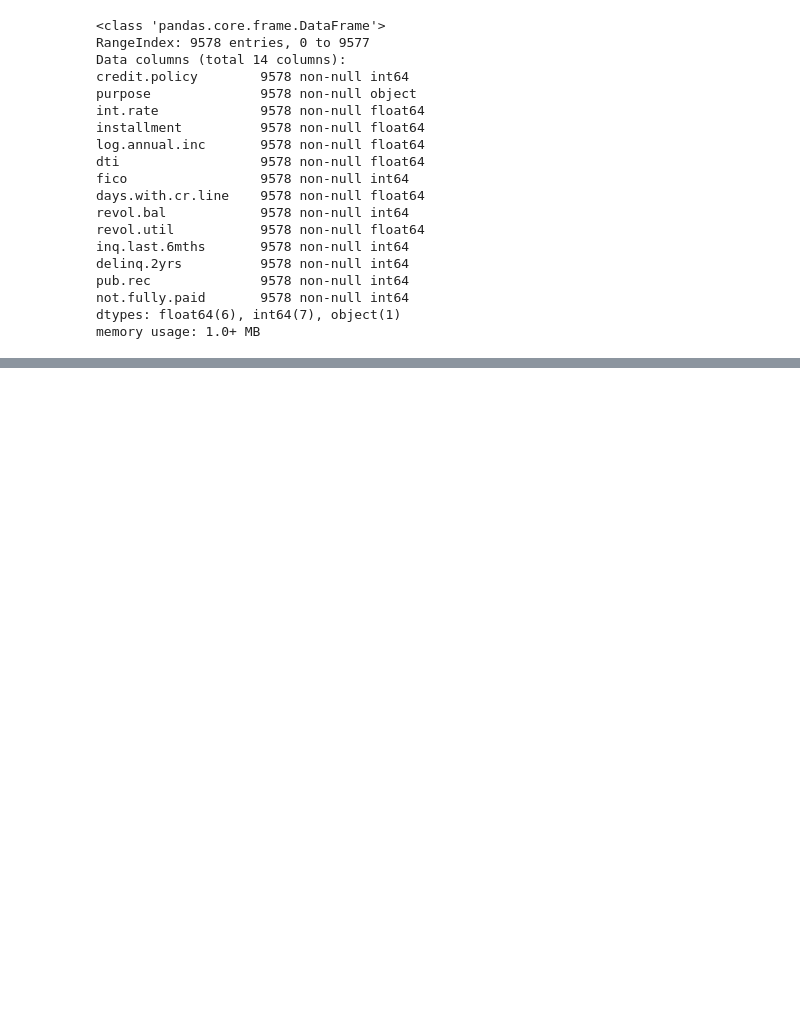
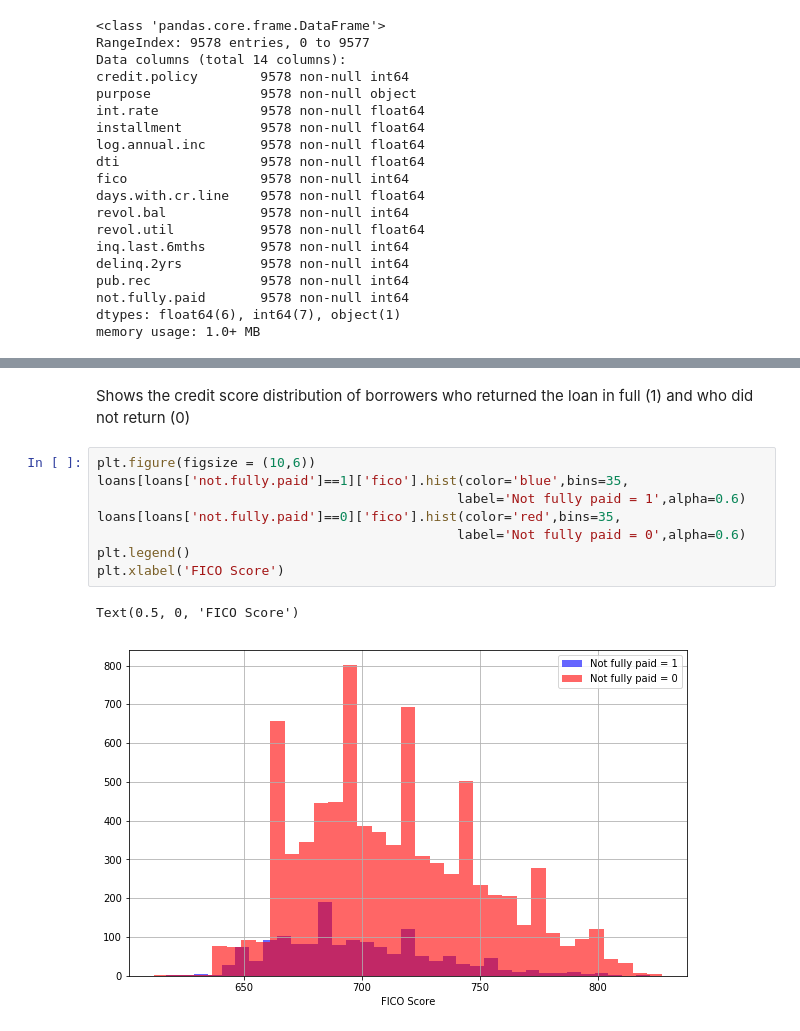
Before and after one commit to codeflowap/ML_Random_Forest, a Jupyter notebook: Random_Forest_Project.ipynb, the cells around one changed output, grey strips where cells are left out. Saved outputs shown, nothing was run; the diff lists cells and outputs as text; blank space fills up the shorter version.

```diff
--- a/Random_Forest_Project.ipynb
+++ b/Random_Forest_Project.ipynb
@@ -64,0 +66,13 @@ plt.legend()
+# %% [markdown]
+Shows the credit score distribution of borrowers who returned the loan in full (1) and who did not return (0)
+# %%
+plt.figure(figsize = (10,6))
+loans[loans['not.fully.paid']==1]['fico'].hist(color='blue',bins=35,
+                                              label='Not fully paid = 1',alpha=0.6)
+loans[loans['not.fully.paid']==0]['fico'].hist(color='red',bins=35,
+                                              label='Not fully paid = 0',alpha=0.6)
+plt.legend()
+plt.xlabel('FICO Score')
+# %% [output]
+Text(0.5, 0, 'FICO Score')
+[figure, added]
```
Also changed, not shown: parts of 2 cells of this notebook.
